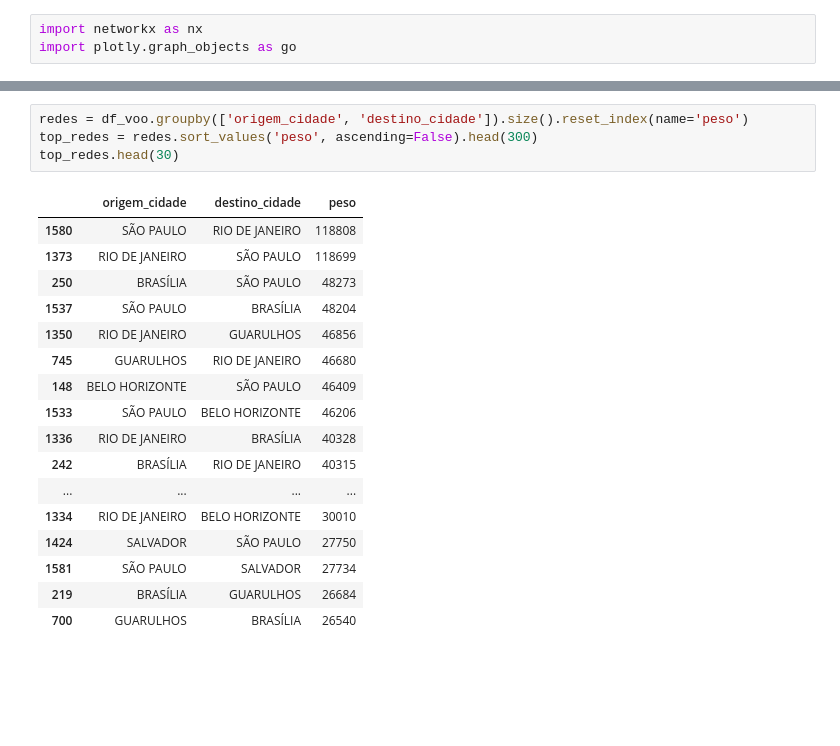
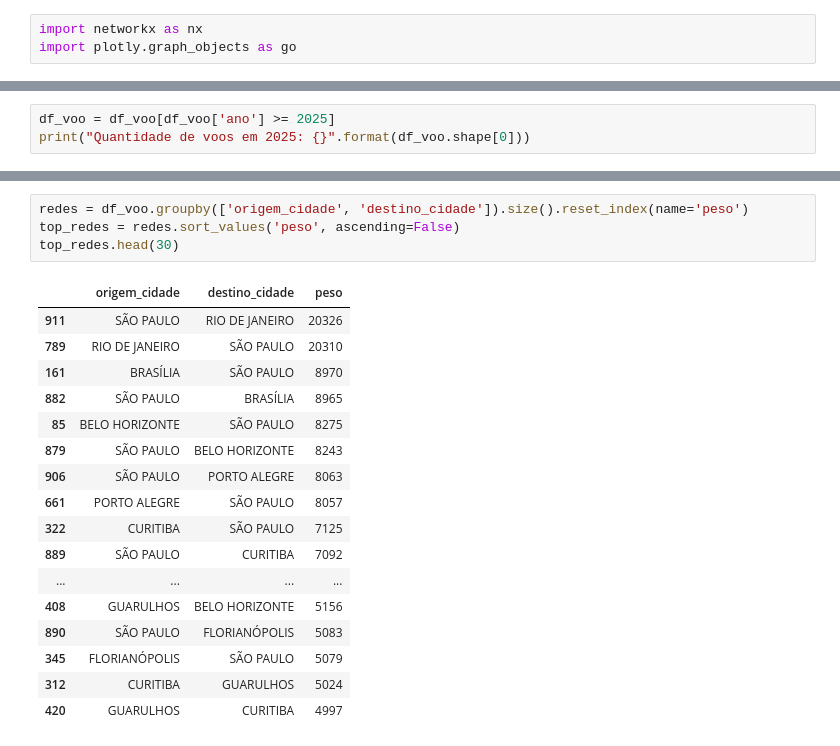
Before and after one commit to EdsonCesariUnivesp/Dados_ANAC, a Jupyter notebook: main.ipynb, the cells around one changed output, grey strips where cells are left out. Saved outputs shown, nothing was run; the diff lists cells and outputs as text; blank space fills up the shorter version.

Commit message:
atualizando quantidade de k hubs

```diff
--- a/main.ipynb
+++ b/main.ipynb
@@ -294,0 +297,3 @@ import plotly.graph_objects as go
+# %%
+df_voo = df_voo[df_voo['ano'] >= 2025]
+print("Quantidade de voos em 2025: {}".format(df_voo.shape[0]))
@@ -365,24 +461,24 @@ fig = go.Figure(data=[edge_trace, node_trace],
 fig.show()
 # %%
 redes = df_voo.groupby(['origem_cidade', 'destino_cidade']).size().reset_index(name='peso')
-top_redes = redes.sort_values('peso', ascending=False).head(300)
+top_redes = redes.sort_values('peso', ascending=False)
 top_redes.head(30)
 # %% [output]
 |  | origem_cidade | destino_cidade | peso |
-| 1580 | SÃO PAULO | RIO DE JANEIRO | 118808 |
-| 1373 | RIO DE JANEIRO | SÃO PAULO | 118699 |
-| 250 | BRASÍLIA | SÃO PAULO | 48273 |
-| 1537 | SÃO PAULO | BRASÍLIA | 48204 |
-| 1350 | RIO DE JANEIRO | GUARULHOS | 46856 |
-| 745 | GUARULHOS | RIO DE JANEIRO | 46680 |
-| 148 | BELO HORIZONTE | SÃO PAULO | 46409 |
-| 1533 | SÃO PAULO | BELO HORIZONTE | 46206 |
-| 1336 | RIO DE JANEIRO | BRASÍLIA | 40328 |
-| 242 | BRASÍLIA | RIO DE JANEIRO | 40315 |
+| 911 | SÃO PAULO | RIO DE JANEIRO | 20326 |
+| 789 | RIO DE JANEIRO | SÃO PAULO | 20310 |
+| 161 | BRASÍLIA | SÃO PAULO | 8970 |
+| 882 | SÃO PAULO | BRASÍLIA | 8965 |
+| 85 | BELO HORIZONTE | SÃO PAULO | 8275 |
+| 879 | SÃO PAULO | BELO HORIZONTE | 8243 |
+| 906 | SÃO PAULO | PORTO ALEGRE | 8063 |
+| 661 | PORTO ALEGRE | SÃO PAULO | 8057 |
+| 322 | CURITIBA | SÃO PAULO | 7125 |
+| 889 | SÃO PAULO | CURITIBA | 7092 |
 | ... | ... | ... | ... |
-| 1334 | RIO DE JANEIRO | BELO HORIZONTE | 30010 |
-| 1424 | SALVADOR | SÃO PAULO | 27750 |
-| 1581 | SÃO PAULO | SALVADOR | 27734 |
-| 219 | BRASÍLIA | GUARULHOS | 26684 |
-| 700 | GUARULHOS | BRASÍLIA | 26540 |
+| 408 | GUARULHOS | BELO HORIZONTE | 5156 |
+| 890 | SÃO PAULO | FLORIANÓPOLIS | 5083 |
+| 345 | FLORIANÓPOLIS | SÃO PAULO | 5079 |
+| 312 | CURITIBA | GUARULHOS | 5024 |
+| 420 | GUARULHOS | CURITIBA | 4997 |
 # %%
```
Also changed, not shown: parts of 10 cells of this notebook.
